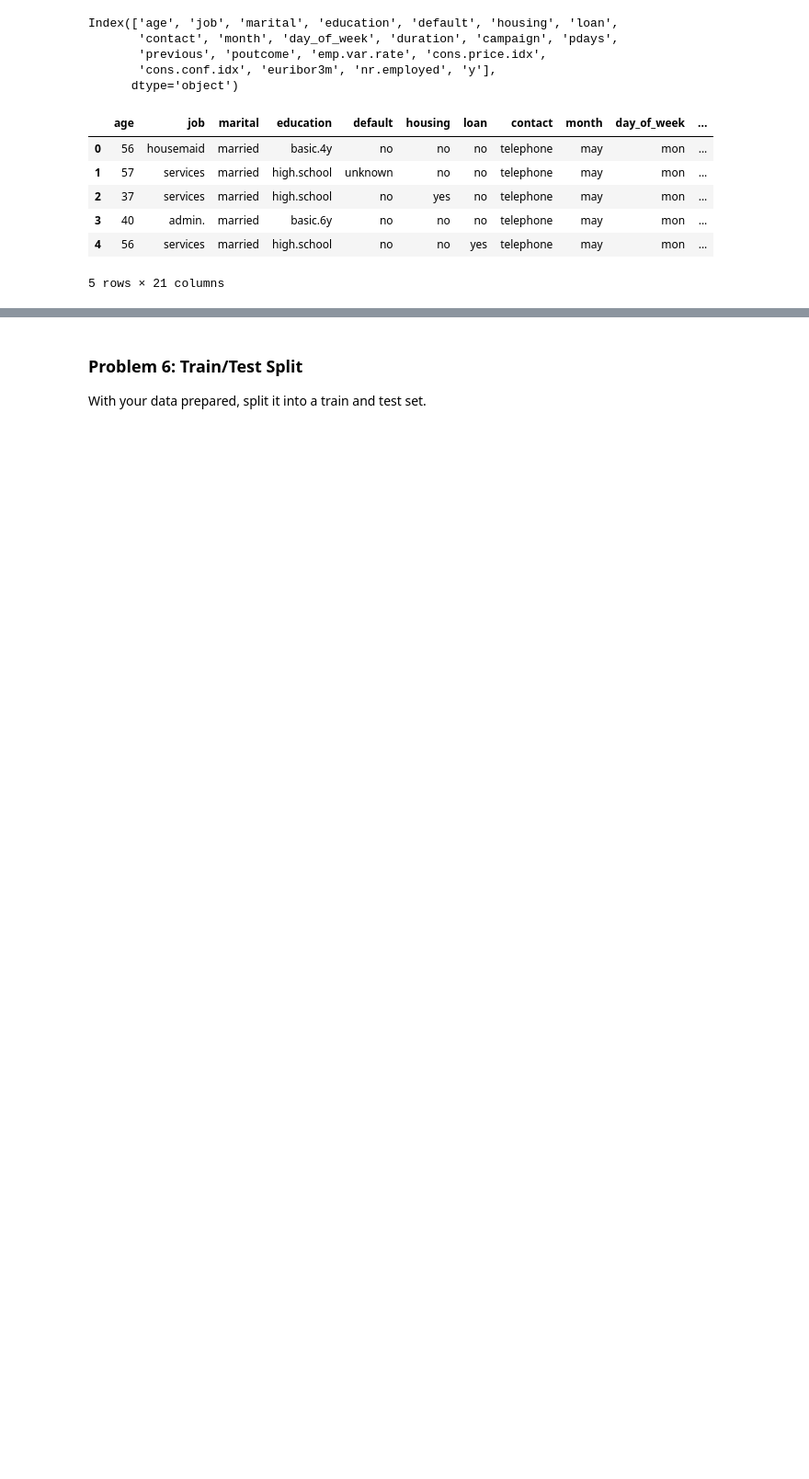
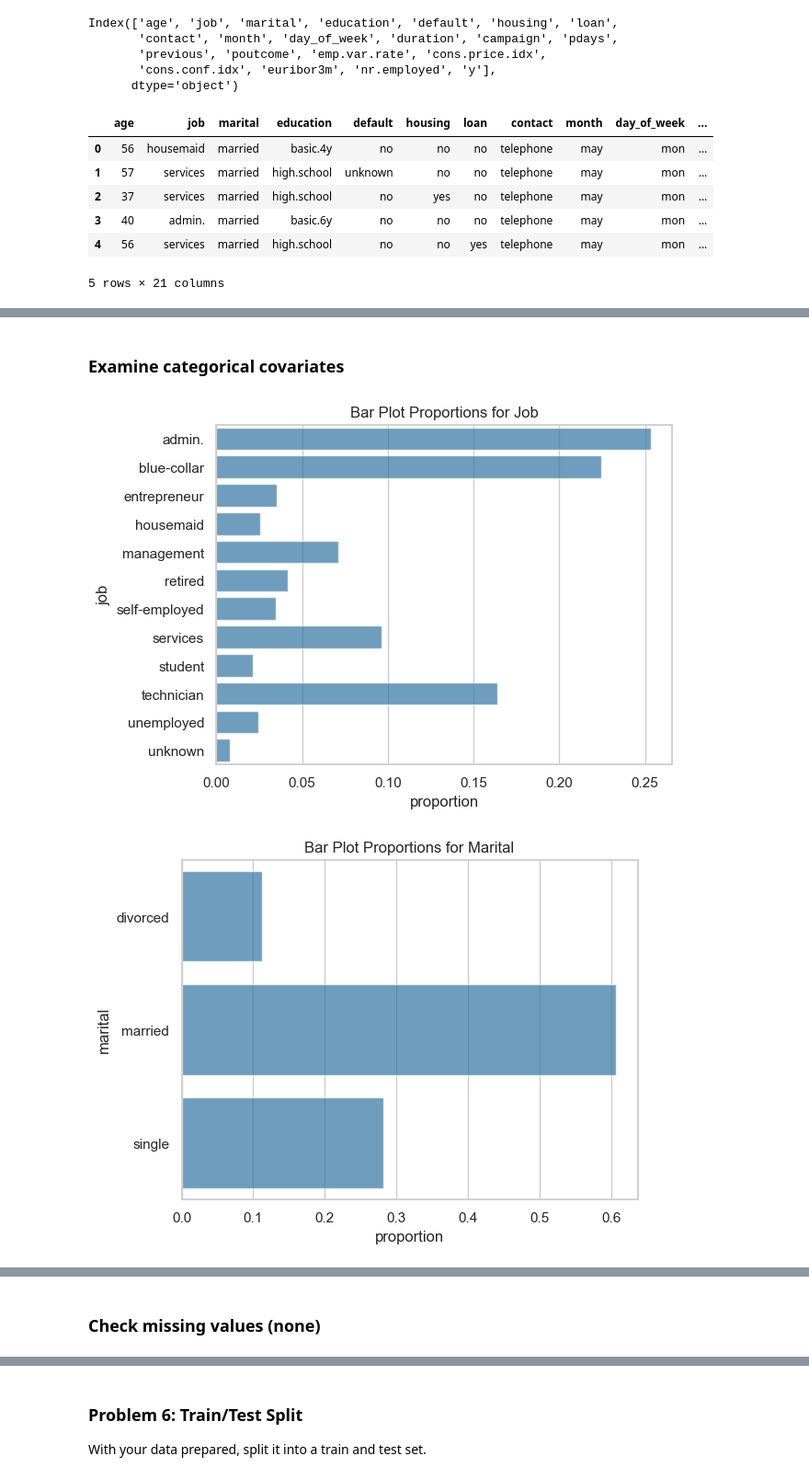
Before and after one commit to rosschu/placeholder3, a Jupyter notebook: banks.ipynb, the cells around one changed output, grey strips where cells are left out. Shown at 92% size. Saved outputs shown, nothing was run; the diff lists cells and outputs as text; code cells hidden in the pictures; blank space fills up the shorter version.

```diff
--- a/banks.ipynb
+++ b/banks.ipynb
@@ -85,0 +229,15 @@ Output variable (desired target):
+# %% [markdown]
+### Examine categorical covariates
+# %%
+# Bar plots for categorical columns
+# Things look good here
+for col in categ_cols:
+    counts = df[col].value_counts(normalize=True, dropna=False).sort_index().reset_index()
+    plt.close('all')
+    sns.barplot(data=counts, y=col, x='proportion', alpha=0.7)
+    plt.title(f'Bar Plot Proportions for {col.replace('_', ' ').title()}')
+    plt.savefig(f'output/bar_{col}.png')
+    plt.show()
+# %% [output]
+[figure, added]
+[figure, added]
@@ -85,0 +252,2 @@ Output variable (desired target):
+# %% [markdown]
+### Check missing values (none)
```
Also changed, not shown: parts of 44 cells of this notebook, 21 other files.
